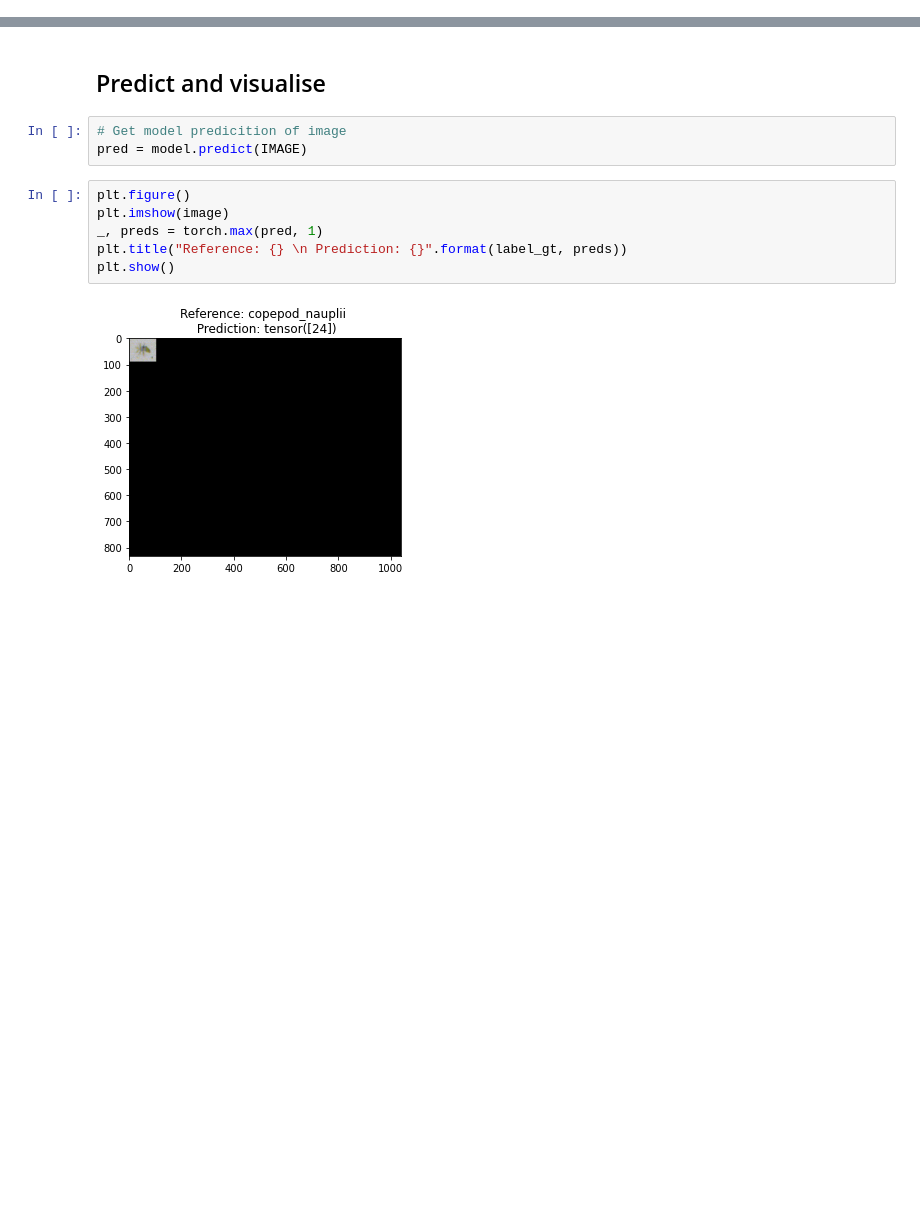
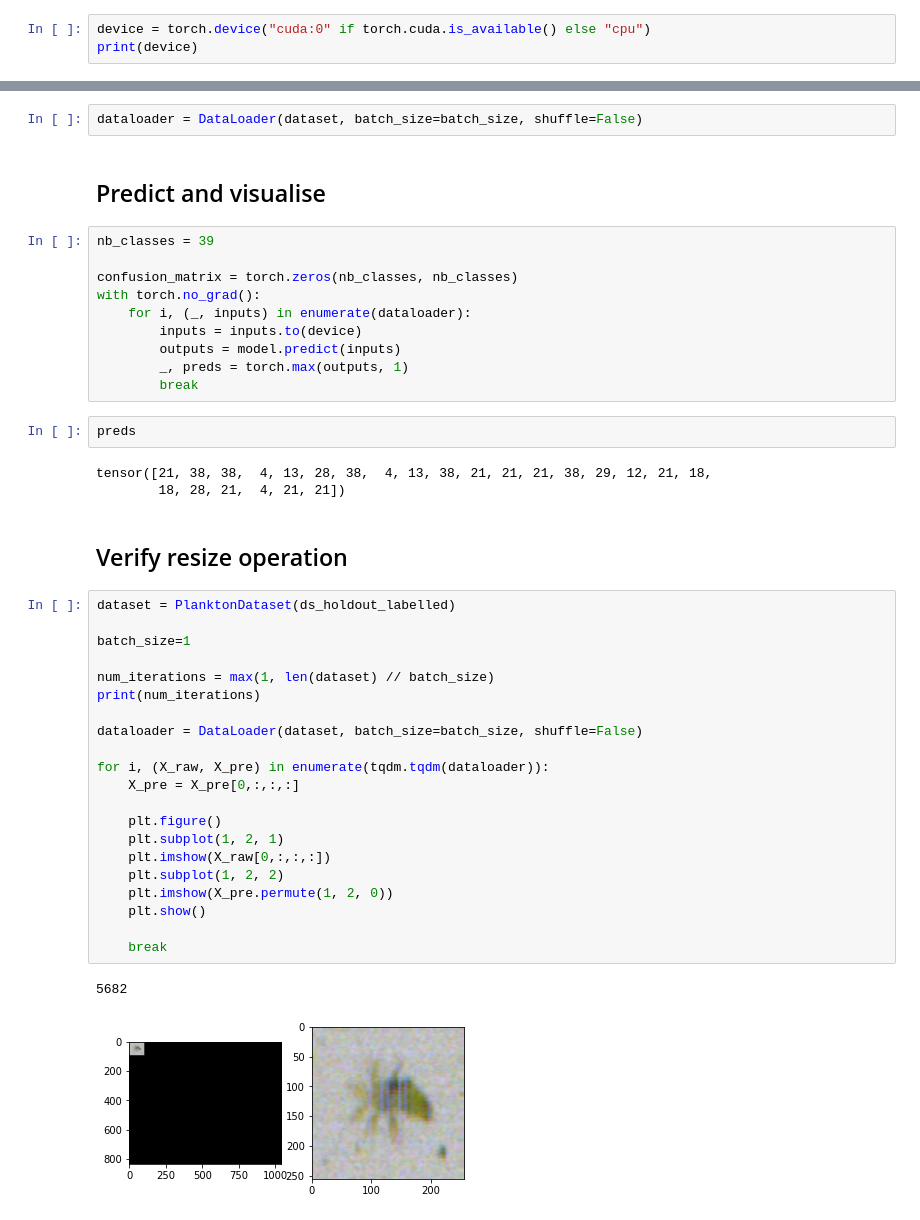
Before and after one commit to alan-turing-institute/plankton-dsg-challenge, a Jupyter notebook: notebooks/python/dsg2021/scivision-model_resnet50.ipynb, the cells around one changed output, grey strips where cells are left out. Saved outputs shown, nothing was run; the diff lists cells and outputs as text; blank space fills up the shorter version.

```diff
--- a/notebooks/python/dsg2021/scivision-model_resnet50.ipynb
+++ b/notebooks/python/dsg2021/scivision-model_resnet50.ipynb
@@ -88,0 +84,3 @@ IMAGE = torch.unsqueeze(IMAGE, 0)
+# %%
+device = torch.device("cuda:0" if torch.cuda.is_available() else "cpu")
+print(device)
@@ -89,13 +98,45 @@ IMAGE = torch.unsqueeze(IMAGE, 0)
+# %%
+dataloader = DataLoader(dataset, batch_size=batch_size, shuffle=False)
 # %% [markdown]
 ## Predict and visualise
-# %%
-# Get model predicition of image
-pred = model.predict(IMAGE)
-# %%
-plt.figure()
-plt.imshow(image)
-_, preds = torch.max(pred, 1)
-plt.title("Reference: {} \n Prediction: {}".format(label_gt, preds))
-plt.show()
-# %% [output]
-[figure, removed]
+# %%
+nb_classes = 39
+
+confusion_matrix = torch.zeros(nb_classes, nb_classes)
+with torch.no_grad():
+    for i, (_, inputs) in enumerate(dataloader):
+        inputs = inputs.to(device)
+        outputs = model.predict(inputs)
+        _, preds = torch.max(outputs, 1)
+        break
+# %%
+preds
+# %% [output]
+tensor([21, 38, 38,  4, 13, 28, 38,  4, 13, 38, 21, 21, 21, 38, 29, 12, 21, 18,
+        18, 28, 21,  4, 21, 21])
+# %% [markdown]
+## Verify resize operation
+# %%
+dataset = PlanktonDataset(ds_holdout_labelled)
+
+batch_size=1
+
+num_iterations = max(1, len(dataset) // batch_size)
+print(num_iterations)
+
+dataloader = DataLoader(dataset, batch_size=batch_size, shuffle=False)
+
+for i, (X_raw, X_pre) in enumerate(tqdm.tqdm(dataloader)):
+    X_pre = X_pre[0,:,:,:]
+
+    plt.figure()
+    plt.subplot(1, 2, 1)
+    plt.imshow(X_raw[0,:,:,:])
+    plt.subplot(1, 2, 2)
+    plt.imshow(X_pre.permute(1, 2, 0))
+    plt.show()
+
+    break
+# %% [output]
+5682
+[figure, added]
```
Also changed, not shown: parts of 14 cells of this notebook.
